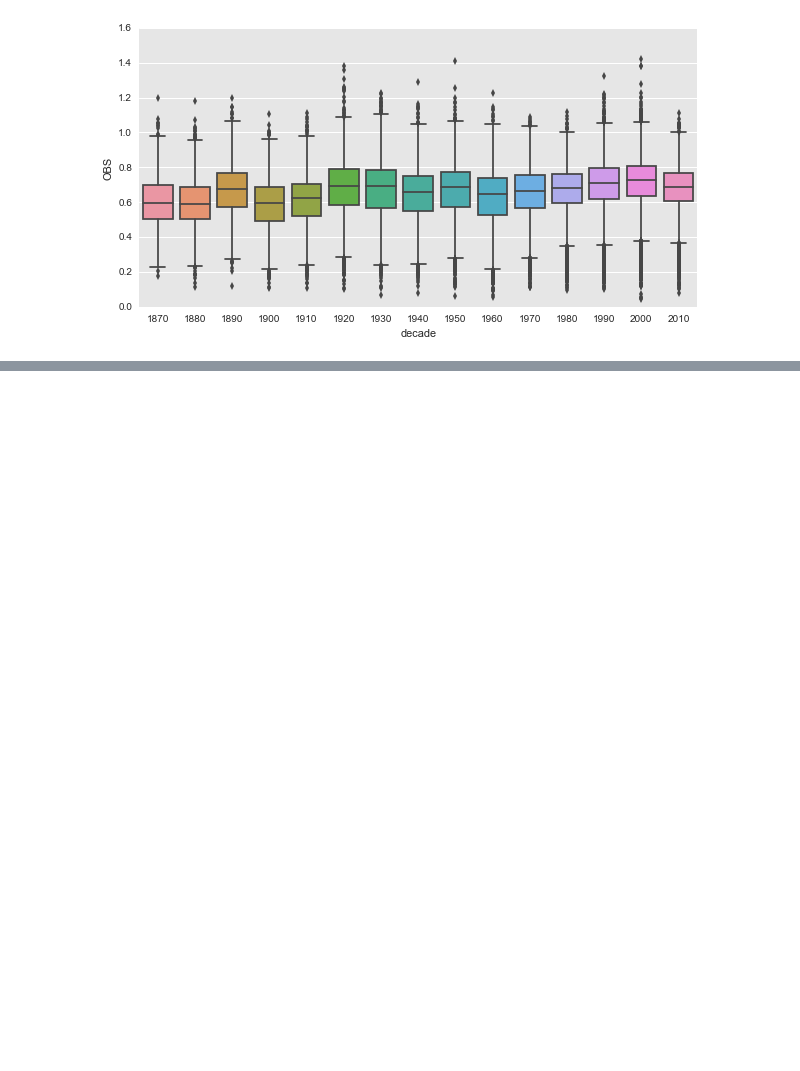
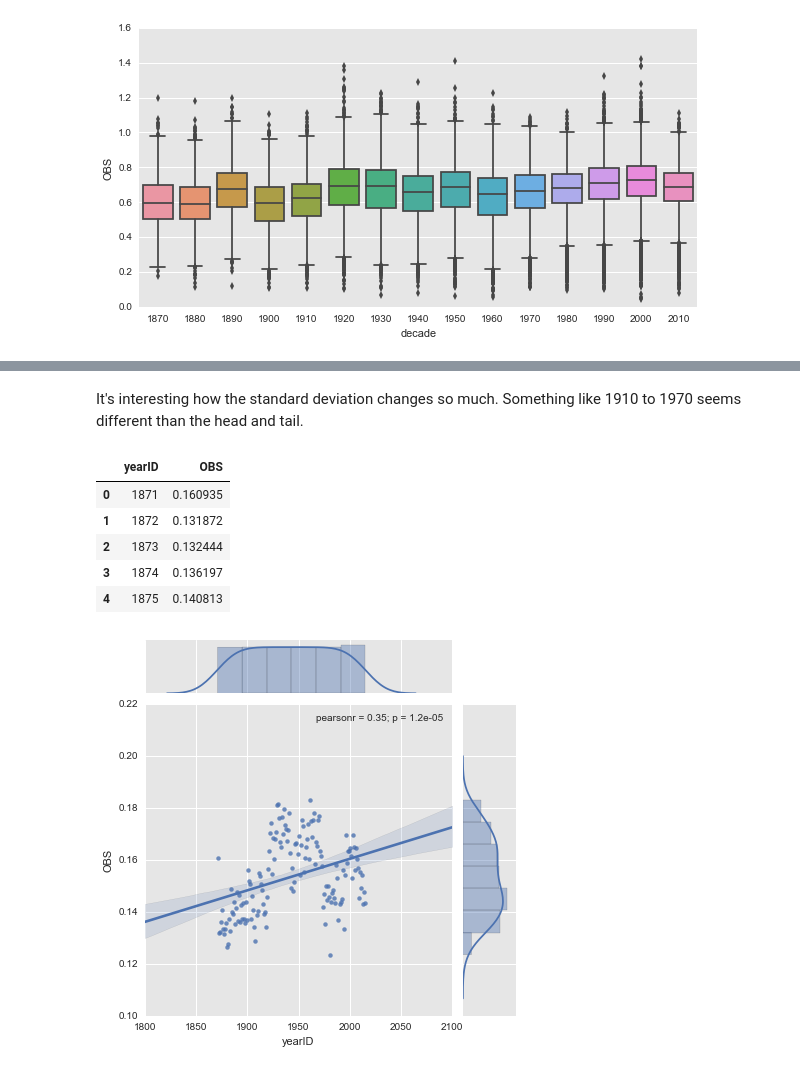
Before and after one commit to kenEldridge/baseball, a Jupyter notebook: baseball.ipynb, the cells around one changed output, grey strips where cells are left out. Saved outputs shown, nothing was run; the diff lists cells and outputs as text; code cells hidden in the pictures; blank space fills up the shorter version.

```diff
--- a/baseball.ipynb
+++ b/baseball.ipynb
@@ -547,0 +563,14 @@ sns.boxplot(x="decade", y="OBS", data=batting_player_year)
+# %% [markdown]
+It's interesting how the standard deviation changes so much.  Something like 1910 to 1970 seems different than the head and tail.
+# %%
+batting_player_year_std = batting_player_year.groupby(by='yearID').std().reset_index()[['yearID', 'OBS']]
+sns.jointplot(x='yearID', y='OBS', data=batting_player_year_std, kind='reg')
+batting_player_year_std.head()
+# %% [output]
+|  | yearID | OBS |
+| 0 | 1871 | 0.160935 |
+| 1 | 1872 | 0.131872 |
+| 2 | 1873 | 0.132444 |
+| 3 | 1874 | 0.136197 |
+| 4 | 1875 | 0.140813 |
+[figure, added]
```
Also changed, not shown: parts of 6 cells of this notebook.
